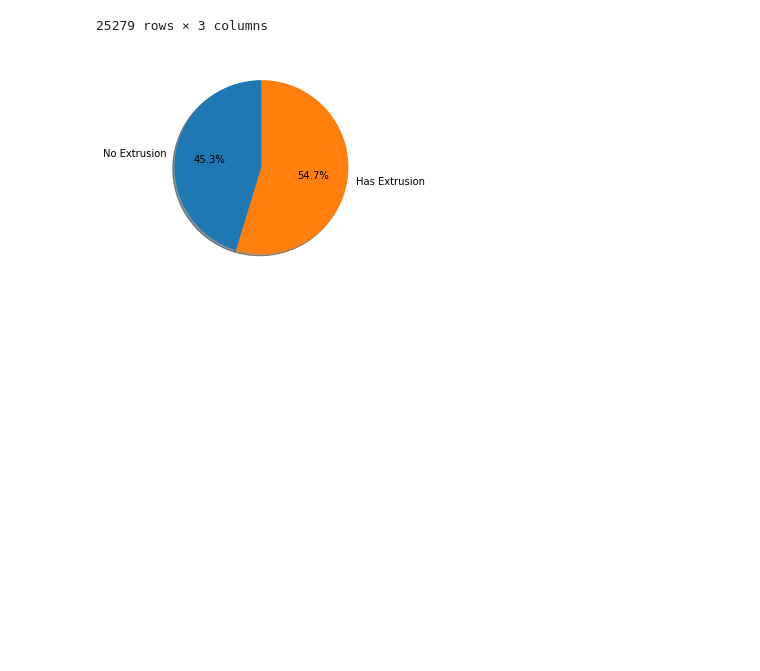
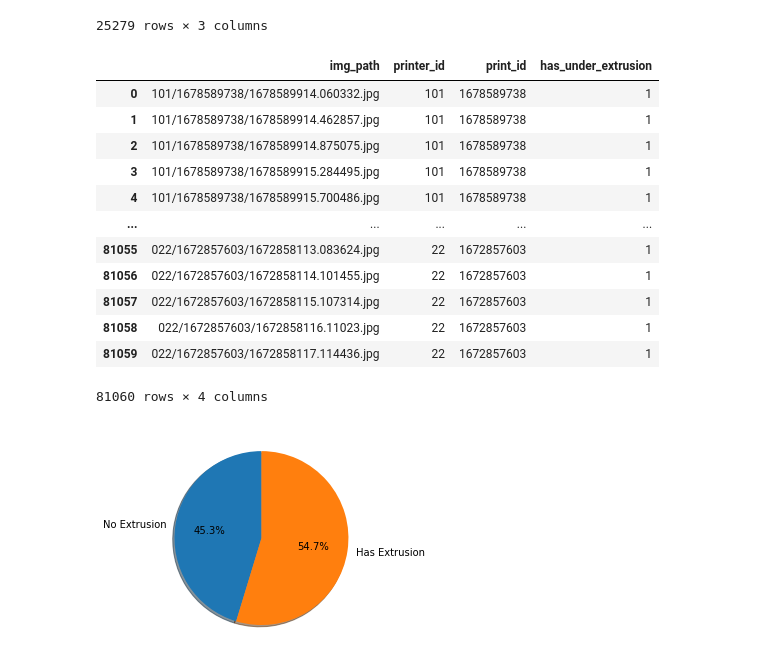
Before and after one commit to gambiTarun/Early-detection-of-3D-printing-issues, a Jupyter notebook: FinalScript.ipynb, the cells around one changed output. Drawn from its saved outputs; the diff is of its cells as text; code cells hidden in the pictures; blank space fills up the shorter version.

```diff
--- a/FinalScript.ipynb
+++ b/FinalScript.ipynb
@@ -44,6 +44,22 @@ test_labels
 | 25277 | 022/1672795514/1672796232.19111.jpg | 22 | 1672795514 |
 | 25278 | 022/1672795514/1672796233.195907.jpg | 22 | 1672795514 |
 25279 rows × 3 columns
+# %%
+train_labels
+# %% [output]
+|  | img_path | printer_id | print_id | has_under_extrusion |
+| 0 | 101/1678589738/1678589914.060332.jpg | 101 | 1678589738 | 1 |
+| 1 | 101/1678589738/1678589914.462857.jpg | 101 | 1678589738 | 1 |
+| 2 | 101/1678589738/1678589914.875075.jpg | 101 | 1678589738 | 1 |
+| 3 | 101/1678589738/1678589915.284495.jpg | 101 | 1678589738 | 1 |
+| 4 | 101/1678589738/1678589915.700486.jpg | 101 | 1678589738 | 1 |
+| ... | ... | ... | ... | ... |
+| 81055 | 022/1672857603/1672858113.083624.jpg | 22 | 1672857603 | 1 |
+| 81056 | 022/1672857603/1672858114.101455.jpg | 22 | 1672857603 | 1 |
+| 81057 | 022/1672857603/1672858115.107314.jpg | 22 | 1672857603 | 1 |
+| 81058 | 022/1672857603/1672858116.11023.jpg | 22 | 1672857603 | 1 |
+| 81059 | 022/1672857603/1672858117.114436.jpg | 22 | 1672857603 | 1 |
+81060 rows × 4 columns
 # %%
 label = 'No Extrusion', 'Has Extrusion'
 plt.figure(figsize = (4,4))
```
